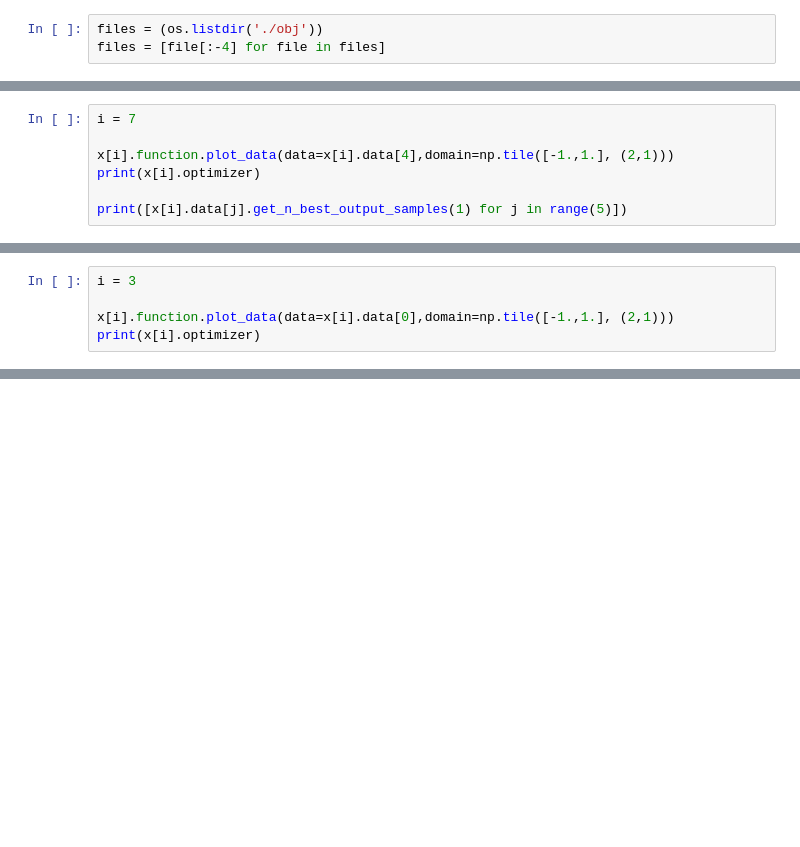
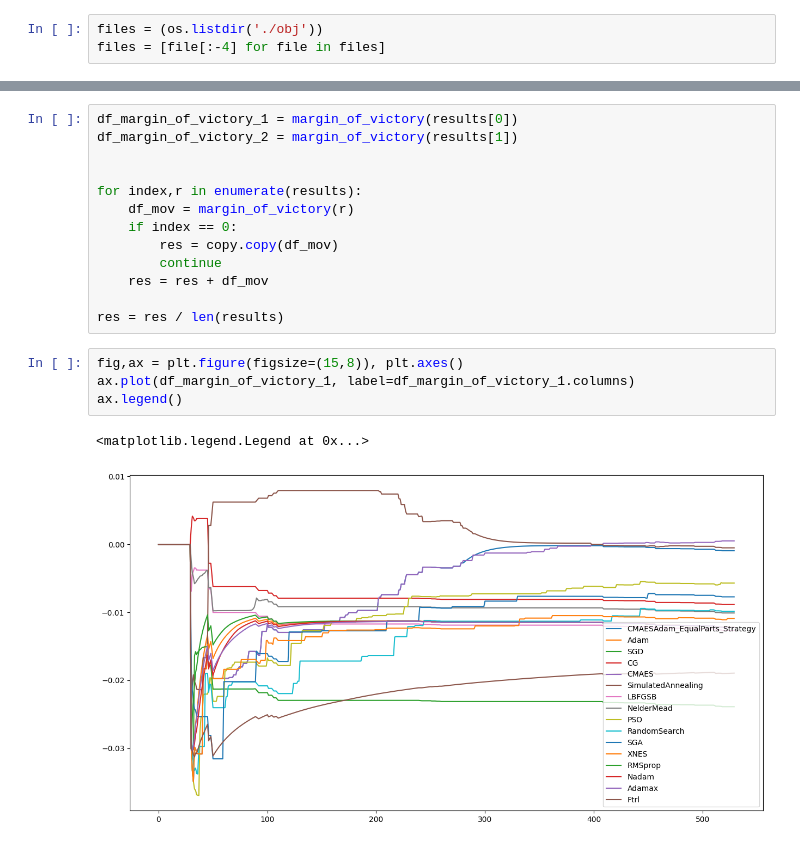
Before and after one commit to bessagroup/f3dasm, a Jupyter notebook: notebooks/pickleload.ipynb, the cells around one changed output, grey strips where cells are left out. Saved outputs shown, nothing was run; the diff lists cells and outputs as text; blank space fills up the shorter version.

Commit message:
updated margin of victory calculations

```diff
--- a/notebooks/pickleload.ipynb
+++ b/notebooks/pickleload.ipynb
@@ -79,7 +52,0 @@ fig2.savefig(files[i]+'_3d.png', dpi=300)
-# %%
-i = 7
-
-x[i].function.plot_data(data=x[i].data[4],domain=np.tile([-1.,1.], (2,1)))
-print(x[i].optimizer)
-
-print([x[i].data[j].get_n_best_output_samples(1) for j in range(5)])
@@ -100,5 +52,0 @@ NelderMead
-# %%
-i = 3
-
-x[i].function.plot_data(data=x[i].data[0],domain=np.tile([-1.,1.], (2,1)))
-print(x[i].optimizer)
@@ -143,0 +93,20 @@ x[0].data[0].data
+# %%
+df_margin_of_victory_1 = margin_of_victory(results[0])
+df_margin_of_victory_2 = margin_of_victory(results[1])
+
+
+for index,r in enumerate(results):
+    df_mov = margin_of_victory(r)
+    if index == 0:
+        res = copy.copy(df_mov)
+        continue
+    res = res + df_mov
+
+res = res / len(results)
+# %%
+fig,ax = plt.figure(figsize=(15,8)), plt.axes()
+ax.plot(df_margin_of_victory_1, label=df_margin_of_victory_1.columns)
+ax.legend()
+# %% [output]
+<matplotlib.legend.Legend at 0x...>
+[figure, added]
```
Also changed, not shown: parts of 16 cells of this notebook, 2 other files.
